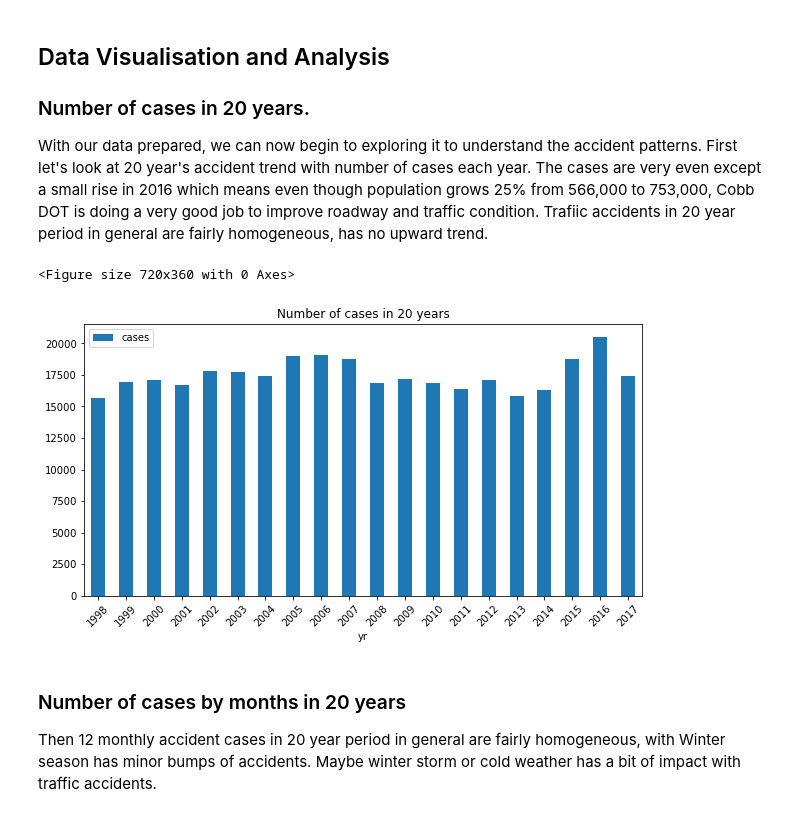
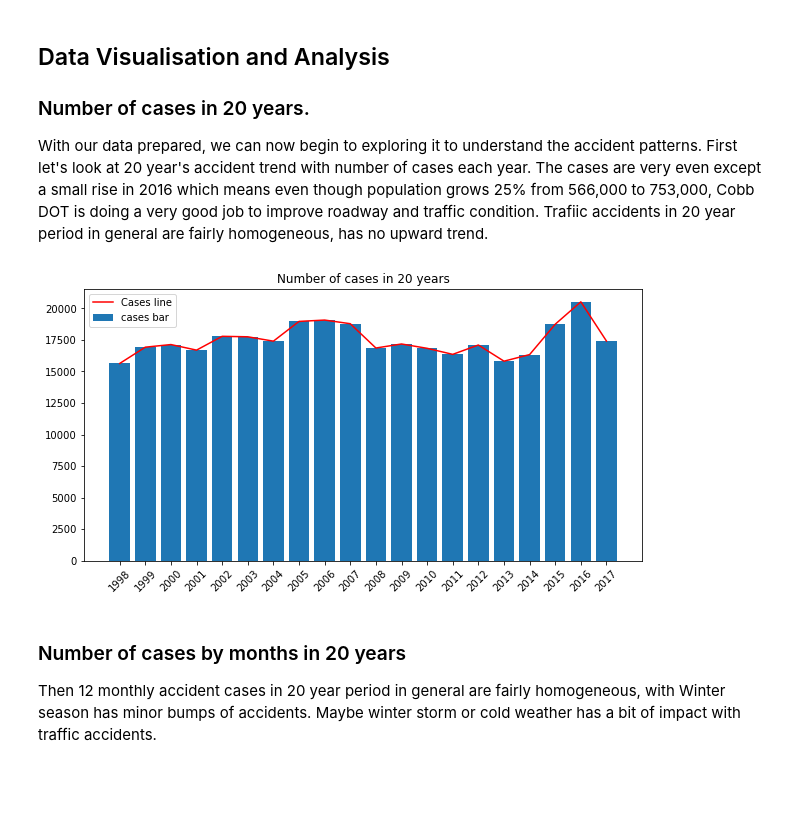
Before and after one commit to gitWayneZhang/my_Spark, a Jupyter notebook: CobbAccidentAnalysis.ipynb, the cells around one changed output. Cells and saved outputs as stored; diff of their text form; code cells hidden in the pictures; blank space fills up the shorter version.

```diff
--- a/CobbAccidentAnalysis.ipynb
+++ b/CobbAccidentAnalysis.ipynb
@@ -77,25 +77,26 @@ With our data prepared, we can now begin to exploring it to understand the accid
 # %%
 rows = spark\
     .sql(f"""
-    select year(accident_date) yr, count(1) cases
+    select cast(year(accident_date) as string) yr, count(1) cases
     from v0
     where year(accident_date) between 1998 and 2017
     group by yr
     order by yr
     """)\
         .collect()
 
 pdf = pd.DataFrame(rows, columns=['yr','cases'])
 plt.figure(figsize=(10,5))
 plt.clf()
-#bar = plt.bar(pdf['yr'],pdf['cases'], label='cases')
-pdf.plot(x='yr',y='cases',kind='bar',figsize=[10,5],rot=45)
-plt.plot(pdf['yr'],pdf['cases'],'r', label='Cases by year')
+bar = plt.bar(pdf['yr'],pdf['cases'], label='cases bar')
+#pdf.plot(x='yr',y='cases',kind='bar',figsize=[10,5],rot=45)
+plt.plot(pdf['yr'],pdf['cases'],'r', label='Cases line')
+plt.xticks(rotation=45)
+plt.legend()
 plt.title('Number of cases in 20 years')
 plt.show()
 # %% [output]
-<Figure size 720x360 with 0 Axes>
-[figure, old version]
+[figure, new version]
 # %% [markdown]
 ### Number of cases by months in 20 years
 Then 12 monthly accident cases in 20 year period in general are fairly homogeneous, with Winter season has minor bumps of accidents. Maybe winter storm or cold weather has a bit of impact with traffic accidents.
```
Also changed, not shown: parts of 8 cells of this notebook.
